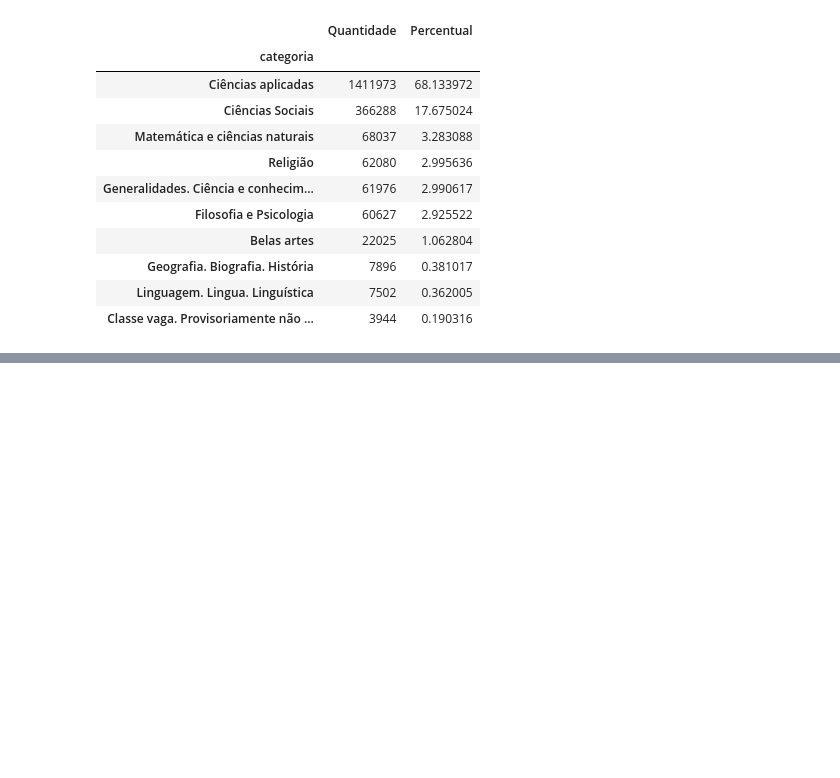
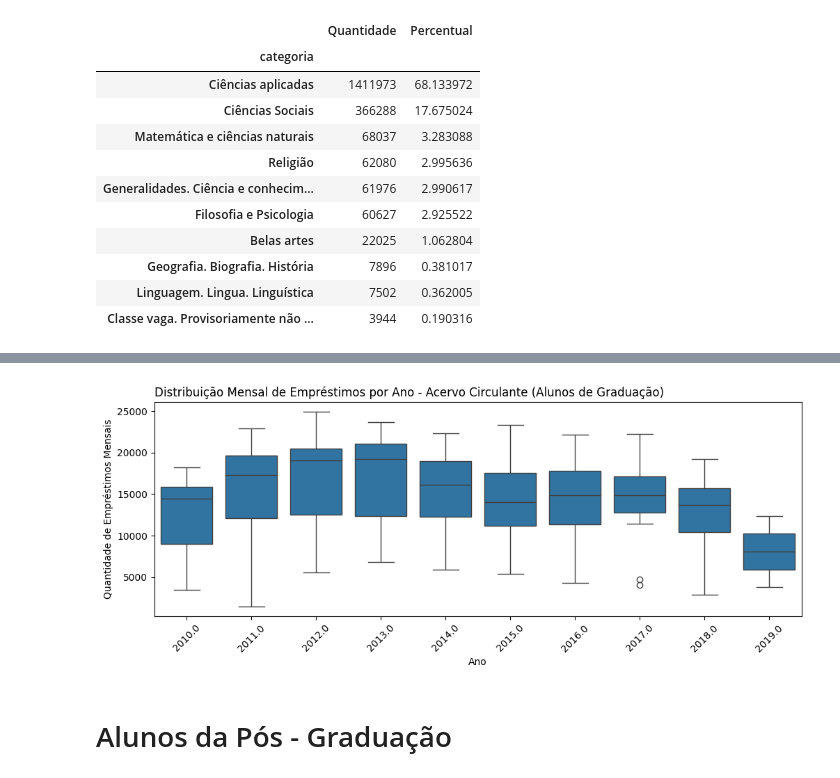
Before and after one commit to anacastrocc/-7DaysOfCode, a Jupyter notebook: _7DaysOfCode.ipynb, the cells around one changed output, grey strips where cells are left out. Saved outputs shown, nothing was run; the diff lists cells and outputs as text; code cells hidden in the pictures; blank space fills up the shorter version.

```diff
--- a/_7DaysOfCode.ipynb
+++ b/_7DaysOfCode.ipynb
@@ -796,0 +818,5 @@ categoria
+# %%
+#filtrando apenas alunos da graduação para identificar a colecao com maior frequencia
+alunos_graduação_colecao = emprestimos_acervo[emprestimos_acervo['tipo_vinculo_usuario']=="ALUNO DE GRADUAÇÃO"]
+contagem_alunos_graduação_colecao = alunos_graduação_colecao['colecao'].value_counts()
+contagem_alunos_graduação_colecao
@@ -796,0 +843,13 @@ categoria
+# %%
+#filtrando apenas os emprestimos da coleção de acervo circulante dos alunos da graduação
+alunos_graduacao_acervocirculante= alunos_graduação_colecao[alunos_graduação_colecao['colecao']=="Acervo Circulante"]
+alunos_graduacao_acervocirculante = pd.DataFrame(alunos_graduacao_acervocirculante)
+
+#após criar esse dataframe, transformamos a variável data_emprestimo em datetime
+alunos_graduacao_acervocirculante['data_emprestimo']= pd.to_datetime(alunos_graduacao_acervocirculante['data_emprestimo'])
+
+alunos_graduacao_acervocirculante['ano'] = alunos_graduacao_acervocirculante['data_emprestimo'].dt.year
+alunos_graduacao_acervocirculante['mes'] = alunos_graduacao_acervocirculante['data_emprestimo'].dt.month
+
+alunos_graduacao_acervocirculante = alunos_graduacao_acervocirculante.groupby(["ano", "mes"])['id_emprestimo'].count().reset_index().sort_index(ascending= False)
+alunos_graduacao_acervocirculante
@@ -796,0 +870,15 @@ categoria
+# %%
+#plotando gráfico
+
+plt.figure(figsize=(12, 4))
+sns.boxplot(x="ano", y="id_emprestimo", data= alunos_graduacao_acervocirculante)
+plt.xlabel("Ano")
+plt.ylabel("Quantidade de Empréstimos Mensais")
+plt.title("Distribuição Mensal de Empréstimos por Ano - Acervo Circulante (Alunos de Graduação)", loc='left')
+
+plt.xticks(rotation=45)
+plt.show()
+# %% [output]
+[figure, added]
+# %% [markdown]
+# Alunos da Pós - Graduação
```
Also changed, not shown: parts of 13 cells of this notebook.
